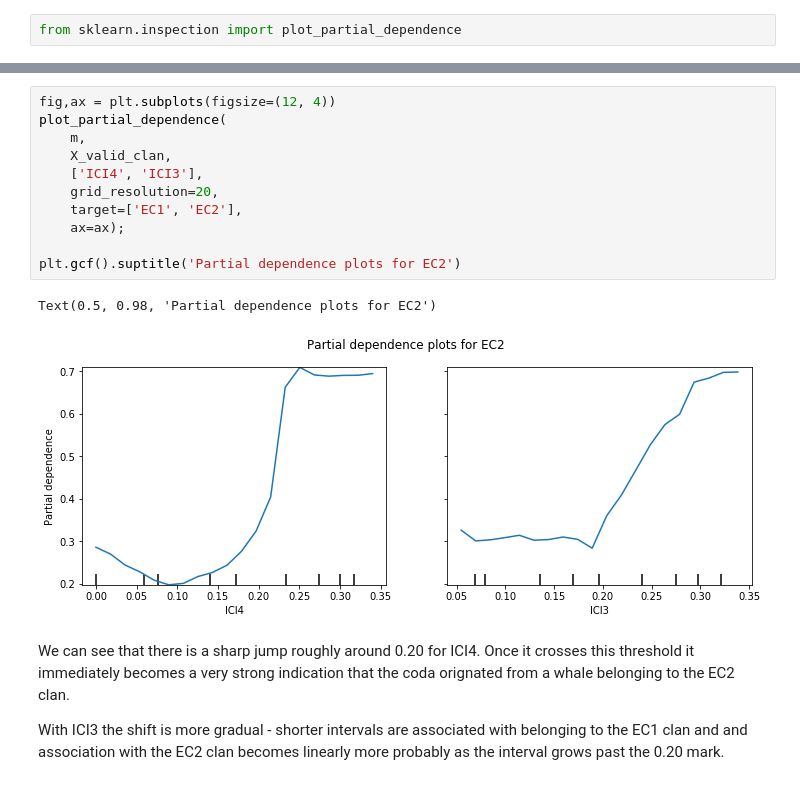
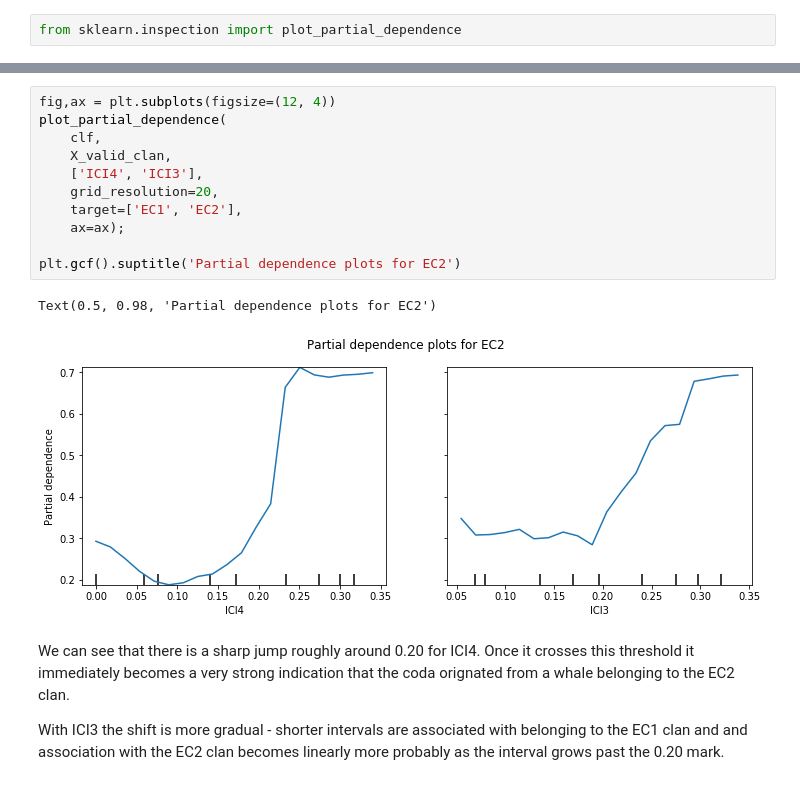
Before and after one commit to earthspecies/sperm-whale-clan-and-coda-detection, a Jupyter notebook: 06_Clan_and_coda_type_detection_with_Random_Forest.ipynb, the cells around one changed output, grey strips where cells are left out. Drawn from its saved outputs; the diff is of its cells as text.

```diff
--- a/06_Clan_and_coda_type_detection_with_Random_Forest.ipynb
+++ b/06_Clan_and_coda_type_detection_with_Random_Forest.ipynb
@@ -166,17 +163,17 @@ array(['EC1', 'EC2'], dtype=object)
 # %%
 fig,ax = plt.subplots(figsize=(12, 4))
 plot_partial_dependence(
-    m,
+    clf,
     X_valid_clan,
     ['ICI4', 'ICI3'],
     grid_resolution=20,
     target=['EC1', 'EC2'],
     ax=ax);
 
 plt.gcf().suptitle('Partial dependence plots for EC2')
 # %% [output]
 Text(0.5, 0.98, 'Partial dependence plots for EC2')
-[figure, old version]
+[figure, new version]
 # %% [markdown]
 We can see that there is a sharp jump roughly around 0.20 for ICI4. Once it crosses this threshold it immediately becomes a very strong indication that the coda orignated from a whale belonging to the EC2 clan.
 
```
Also changed, not shown: parts of 12 cells of this notebook, 4 other files.
